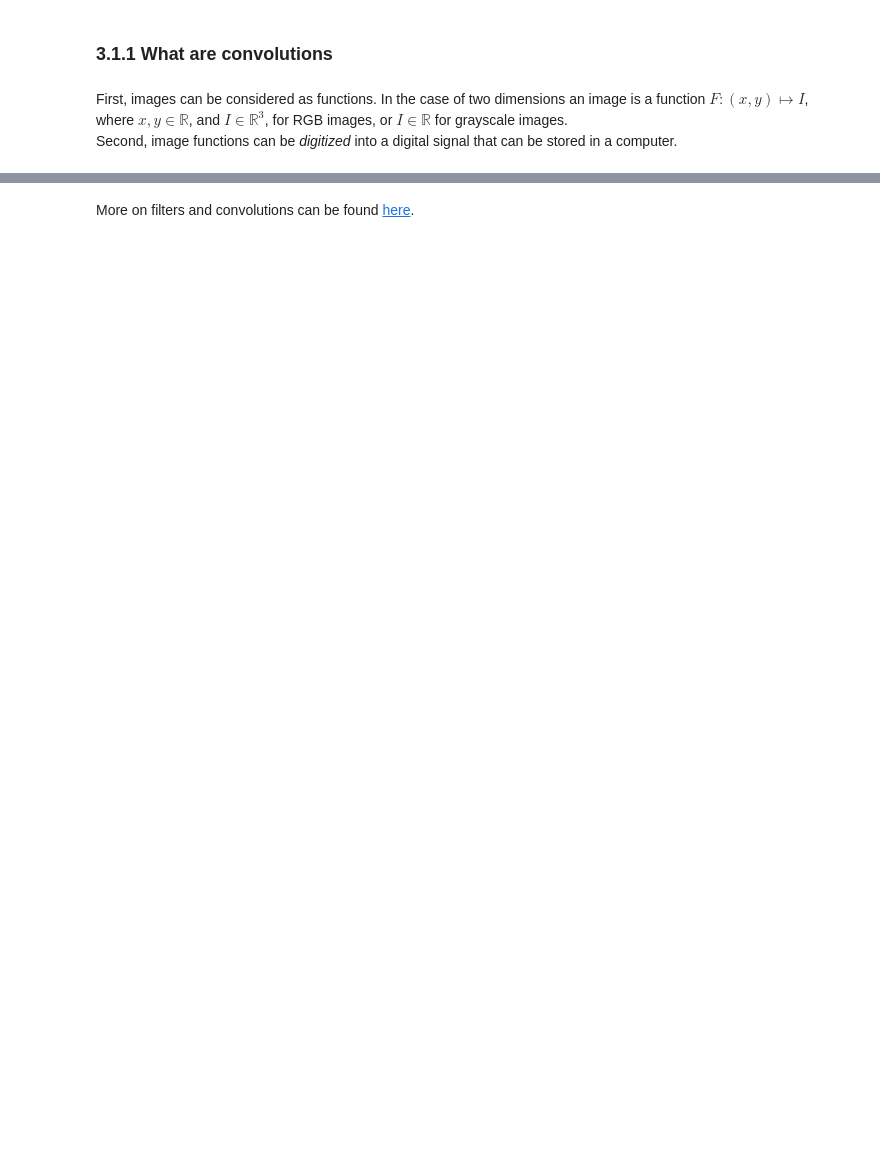
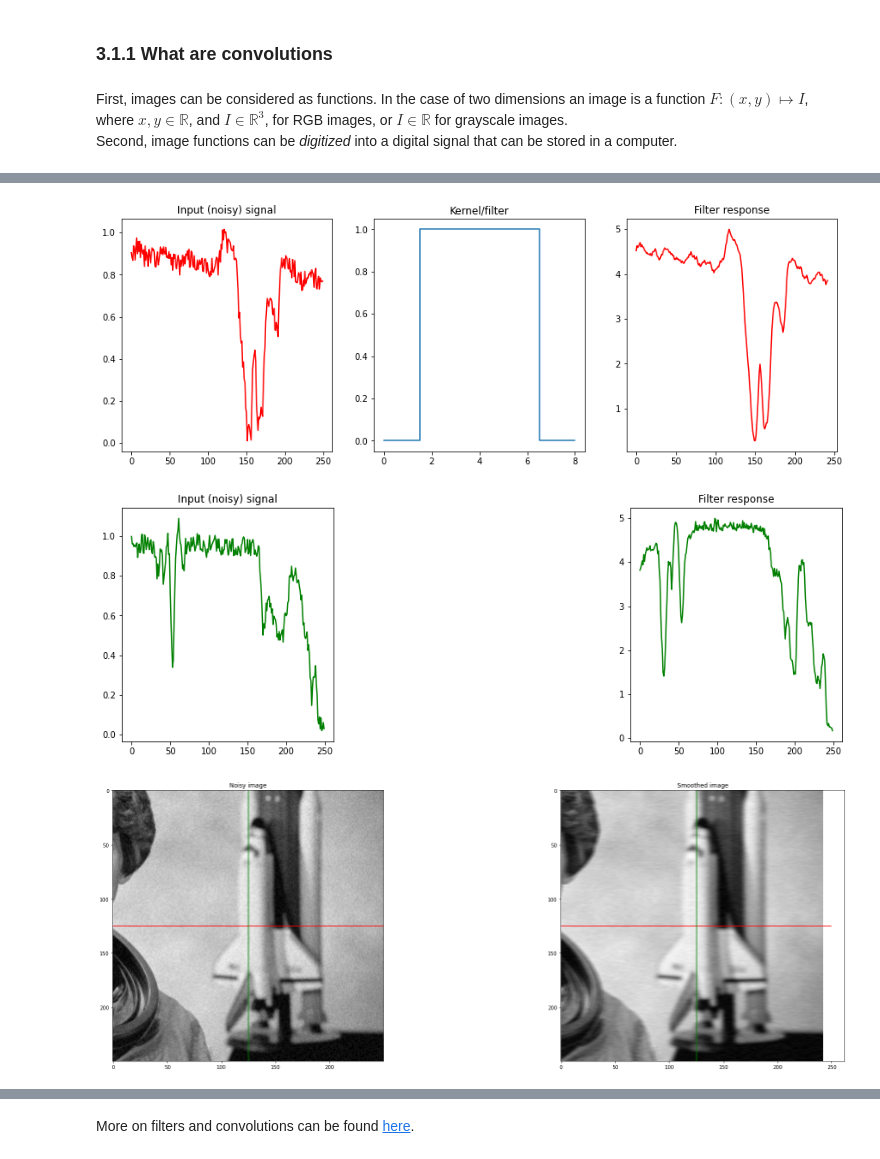
Before and after one commit to TheJacksonLaboratory/2022-05-26-deep-learning-image-analysis-pytorch, a Jupyter notebook: code/3-Implement_a_deep_neural_network.ipynb, the cells around one changed output, grey strips where cells are left out. Drawn from its saved outputs; the diff is of its cells as text; code cells hidden in the pictures; blank space fills up the shorter version.

```diff
--- a/code/3-Implement_a_deep_neural_network.ipynb
+++ b/code/3-Implement_a_deep_neural_network.ipynb
@@ -58,0 +87,52 @@ Lets see a convolution using a _kernel_ of size 3$\times$3 in action!
+# %%
+kernel = torch.FloatTensor(
+    [0, 0, 1, 1, 1, 1, 1, 0, 0]
+)
+# %%
+import torch.nn.functional as F
+
+h, w = im_gray.shape
+k_h, k_w = 1, kernel.shape[0]
+
+x_gray = torch.from_numpy(im_gray).float() + 0.1 * torch.rand(im_gray.shape)
+x_smooth = F.conv2d(x_gray.view(1, 1, h, w), kernel.view(1, 1, k_h, k_w)).squeeze()
+
+plt.rcParams['figure.figsize'] = [15, 5]
+
+plt.subplot(1, 3, 2)
+plt.plot(kernel.squeeze(), drawstyle='steps-mid')
+plt.title('Kernel/filter')
+plt.subplot(1, 3, 1)
+plt.plot(x_gray[h//2, :], 'r')
+plt.title('Input (noisy) signal')
+plt.subplot(1, 3, 3)
+plt.plot(x_smooth[h//2, :], 'r')
+plt.title('Filter response')
+plt.show()
+
+plt.subplot(1, 3, 1)
+plt.plot(x_gray[:, w//2], 'g')
+plt.title('Input (noisy) signal')
+plt.subplot(1, 3, 3)
+plt.plot(x_smooth[:, w//2], 'g')
+plt.title('Filter response')
+plt.show()
+
+
+plt.rcParams['figure.figsize'] = [30, 10]
+
+plt.subplot(1, 2, 1)
+plt.title('Noisy image')
+plt.imshow(x_gray, cmap='gray')
+plt.plot([-0.5, w-0.5], [h/2, h/2], "r")
+plt.plot([w/2, w/2], [-0.5, h-0.5], "g")
+plt.subplot(1, 2, 2)
+plt.title('Smoothed image')
+plt.imshow(x_smooth, cmap='gray')
+plt.plot([-0.5, w-0.5], [h/2, h/2], "r")
+plt.plot([w/2, w/2], [-0.5, h-0.5], "g")
+plt.show()
+# %% [output]
+[figure, added]
+[figure, added]
+[figure, added]
```
Also changed, not shown: parts of 13 cells of this notebook, 4 other files.
